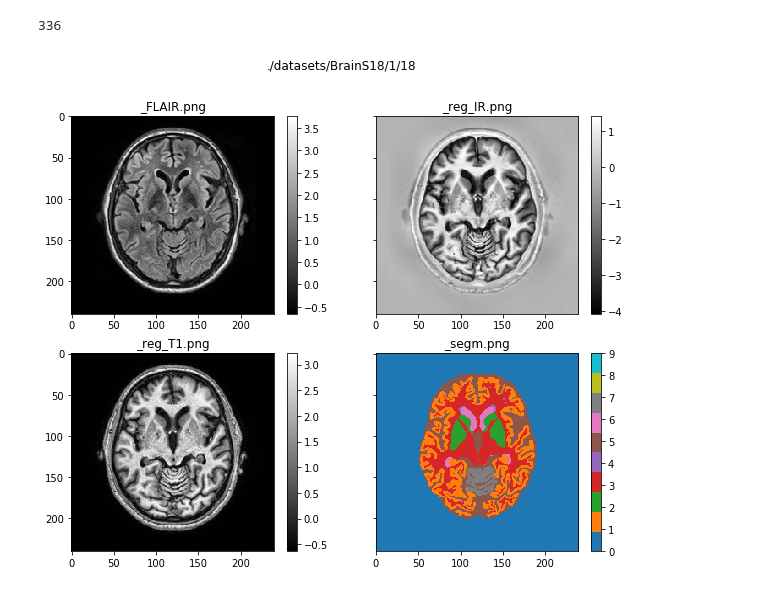
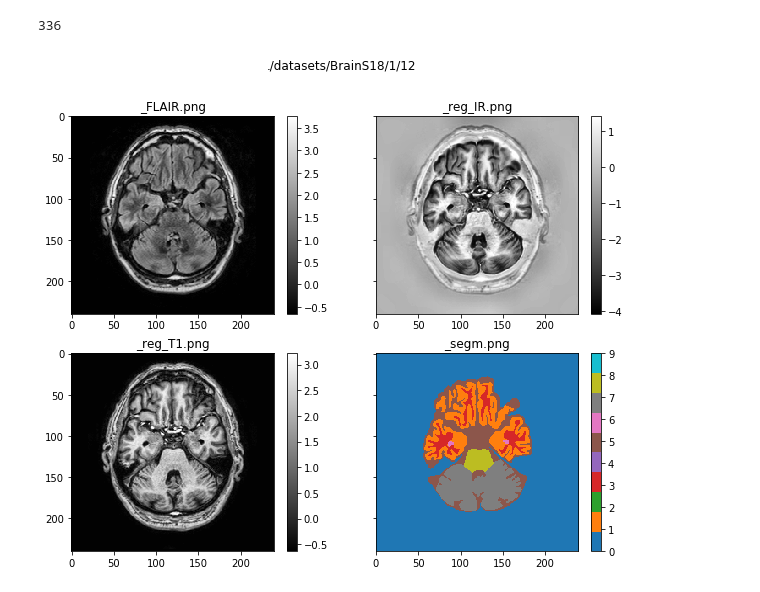
Before and after one commit to wuzht/BrainSeg, a Jupyter notebook: view_data.ipynb, the cells around one changed output. Drawn from its saved outputs; the diff is of its cells as text; code cells hidden in the pictures.

```diff
--- a/view_data.ipynb
+++ b/view_data.ipynb
@@ -54,6 +54,6 @@ print(len(data))
 # %% [output]
 336
 # %%
-data.show_imgs(18)
+data.show_imgs(12)
 # %% [output]
-[figure, old version]
+[figure, new version]
```
Also changed, not shown: parts of 2 cells of this notebook, 13 other files.
